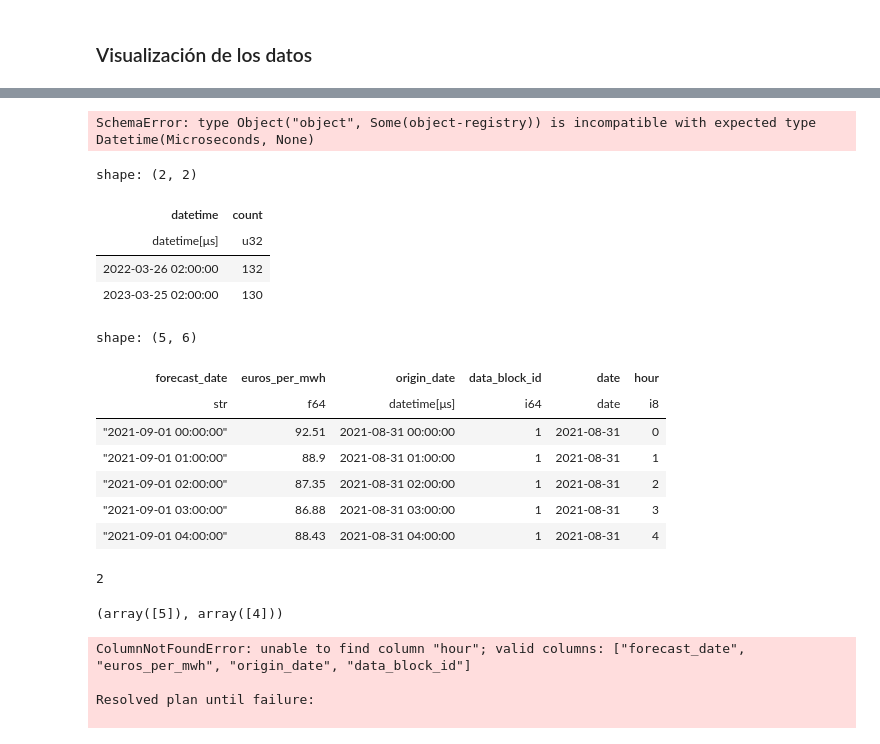
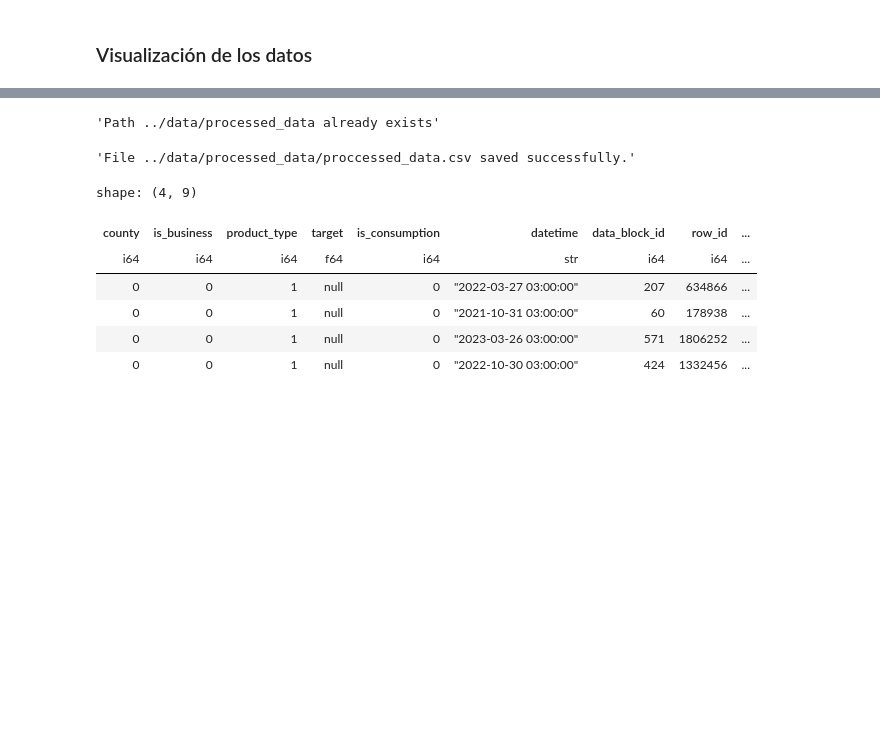
Before and after one commit to pabbuen/TFG-ProduccionElectrica, a Jupyter notebook: codigo/notebooks/preprocessing.ipynb, the cells around one changed output, grey strips where cells are left out. Cells and saved outputs as stored; diff of their text form; code cells hidden in the pictures; blank space fills up the shorter version.

Commit message:
Eliminación de nulls faltantes

```diff
--- a/codigo/notebooks/preprocessing.ipynb
+++ b/codigo/notebooks/preprocessing.ipynb
@@ -311,24 +379,29 @@ shape: (9, 47)
 | "75%" | 11.0 | 1.0 | 3.0 | 174.627 | 1.0 | "2022-12-23 03:00:00" | 478.0 | 1.509137e6 | ... |
 | "max" | 15.0 | 1.0 | 3.0 | 15480.274 | 1.0 | "2023-05-29 23:00:00" | 635.0 | 2.012111e6 | ... |
-# %%
-dp2 = DataProcessor()
-
-ep = dfs["electricity_prices"].with_columns(
-    pl.col("origin_date").str.strptime(pl.Datetime),
-    pl.col("forecast_date").str.strptime(pl.Datetime)
-)
-
-day = pl.lit("2022-03-26 02:00:00").str.strptime(pl.Datetime)
-
-result = dp2.predict_epmwh(ep, day)
-result
-# %% [output]
-SchemaError: type Object("object", Some(object-registry)) is incompatible with expected type Datetime(Microseconds, None)
+# %%
+save_path = Path("../data/processed_data")
+try:
+    save_path.mkdir()
+    display(f"Path {save_path} created successfully.")
+except FileExistsError:
+    display(f"Path {save_path} already exists")
+
+save_file = save_path / "proccessed_data.csv"
+
+res.write_csv(save_file)
+display(f"File {save_file} saved successfully.")
+# %% [output]
+'Path ../data/processed_data already exists'
+'File ../data/processed_data/proccessed_data.csv saved successfully.'
 # %%
-res.filter(pl.col("euros_per_mwh_24h_ep").is_null())["datetime"].value_counts()
+dfs["train"].filter(
+    pl.col("target").is_null()
+).unique(subset="datetime")
 # %% [output]
-shape: (2, 2)
+shape: (4, 9)
-| datetime | count |
-| datetime[μs] | u32 |
-| 2022-03-26 02:00:00 | 132 |
-| 2023-03-25 02:00:00 | 130 |
+| county | is_business | product_type | target | is_consumption | datetime | data_block_id | row_id | ... |
+| i64 | i64 | i64 | f64 | i64 | str | i64 | i64 | ... |
+| 0 | 0 | 1 | null | 0 | "2022-03-27 03:00:00" | 207 | 634866 | ... |
+| 0 | 0 | 1 | null | 0 | "2021-10-31 03:00:00" | 60 | 178938 | ... |
+| 0 | 0 | 1 | null | 0 | "2023-03-26 03:00:00" | 571 | 1806252 | ... |
+| 0 | 0 | 1 | null | 0 | "2022-10-30 03:00:00" | 424 | 1332456 | ... |
@@ -341,33 +407,0 @@ guess_2am = dfs["electricity_prices"].with_columns(
-# %%
-guess_2am.head()
-# %% [output]
-shape: (5, 6)
-| forecast_date | euros_per_mwh | origin_date | data_block_id | date | hour |
-| str | f64 | datetime[μs] | i64 | date | i8 |
-| "2021-09-01 00:00:00" | 92.51 | 2021-08-31 00:00:00 | 1 | 2021-08-31 | 0 |
-| "2021-09-01 01:00:00" | 88.9 | 2021-08-31 01:00:00 | 1 | 2021-08-31 | 1 |
-| "2021-09-01 02:00:00" | 87.35 | 2021-08-31 02:00:00 | 1 | 2021-08-31 | 2 |
-| "2021-09-01 03:00:00" | 86.88 | 2021-08-31 03:00:00 | 1 | 2021-08-31 | 3 |
-| "2021-09-01 04:00:00" | 88.43 | 2021-08-31 04:00:00 | 1 | 2021-08-31 | 4 |
-# %%
-dt_gs = pl.lit("2021-08-31 02:00:00").str.strptime(pl.Datetime)
-guess_2am.filter(
-    pl.col("origin_date") == dt_gs + pl.duration(days=1)
-)["data_block_id"].item()
-# %% [output]
-2
-# %%
-a = np.array([1, 2, 3, 4]).reshape(-1, 1)
-a[-1] + 1, a[-1]
-# %% [output]
-(array([5]), array([4]))
-# %%
-guess_2am.filter(
-    pl.col("hour") == 2,
-    pl.col("date") == pl.lit("2023-03-25").str.strptime(pl.Date)
-)
-# %% [output]
-ColumnNotFoundError: unable to find column "hour"; valid columns: ["forecast_date", "euros_per_mwh", "origin_date", "data_block_id"]
-
-Resolved plan until failure:
-
```
Also changed, not shown: parts of 9 cells of this notebook.
